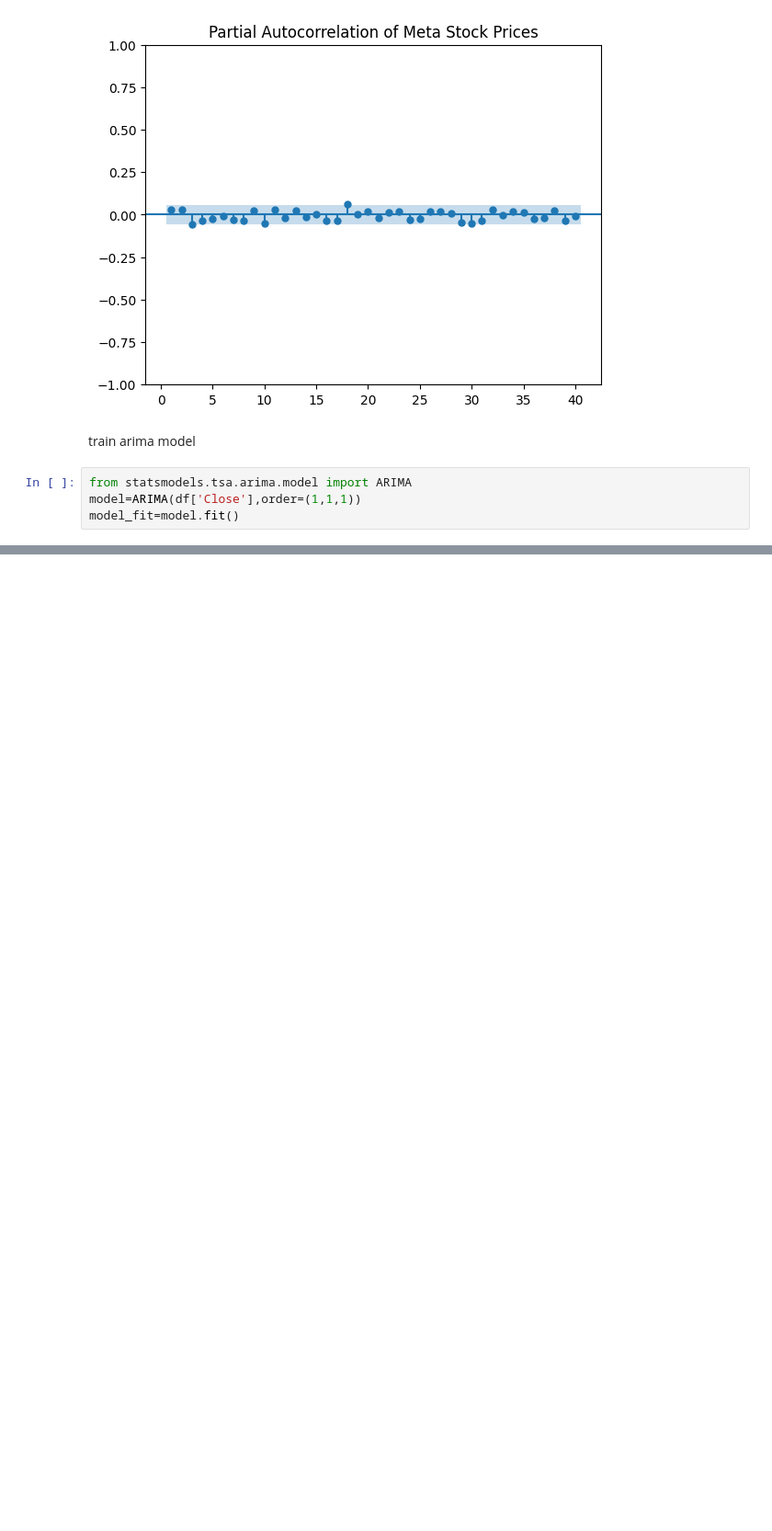
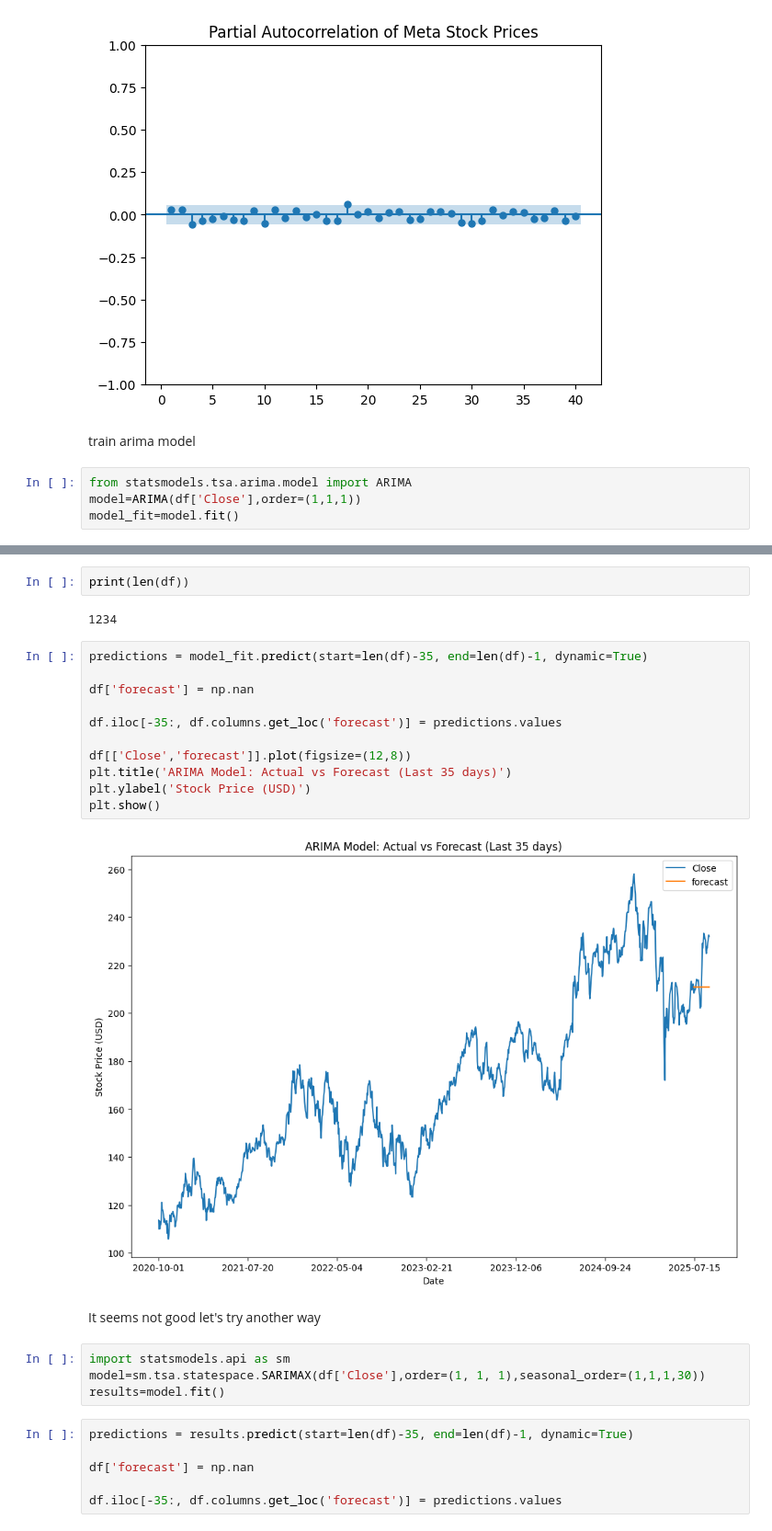
Before and after one commit to rashedulemon/TSF_Stock_Prices, a Jupyter notebook: src/main.ipynb, the cells around one changed output, grey strips where cells are left out. Shown: that part at 92% size. Saved outputs shown, nothing was run; the diff lists cells and outputs as text; blank space fills up the shorter version.

```diff
--- a/src/main.ipynb
+++ b/src/main.ipynb
@@ -242,3 +193,32 @@ SARIMAX Results
 | Prob(H) (two-sided): | 0.00 | Kurtosis: | 10.85 |
 Warnings:
 [1] Covariance matrix calculated using the outer product of gradients (complex-step).
+# %%
+print(len(df))
+# %% [output]
+1234
+# %%
+predictions = model_fit.predict(start=len(df)-35, end=len(df)-1, dynamic=True)
+
+df['forecast'] = np.nan
+
+df.iloc[-35:, df.columns.get_loc('forecast')] = predictions.values
+
+df[['Close','forecast']].plot(figsize=(12,8))
+plt.title('ARIMA Model: Actual vs Forecast (Last 35 days)')
+plt.ylabel('Stock Price (USD)')
+plt.show()
+# %% [output]
+[figure, added]
+# %% [markdown]
+It seems not good let's try another way
+# %%
+import statsmodels.api as sm
+model=sm.tsa.statespace.SARIMAX(df['Close'],order=(1, 1, 1),seasonal_order=(1,1,1,30))
+results=model.fit()
+# %%
+predictions = results.predict(start=len(df)-35, end=len(df)-1, dynamic=True)
+
+df['forecast'] = np.nan
+
+df.iloc[-35:, df.columns.get_loc('forecast')] = predictions.values
```
Also changed, not shown: parts of 20 cells of this notebook.
